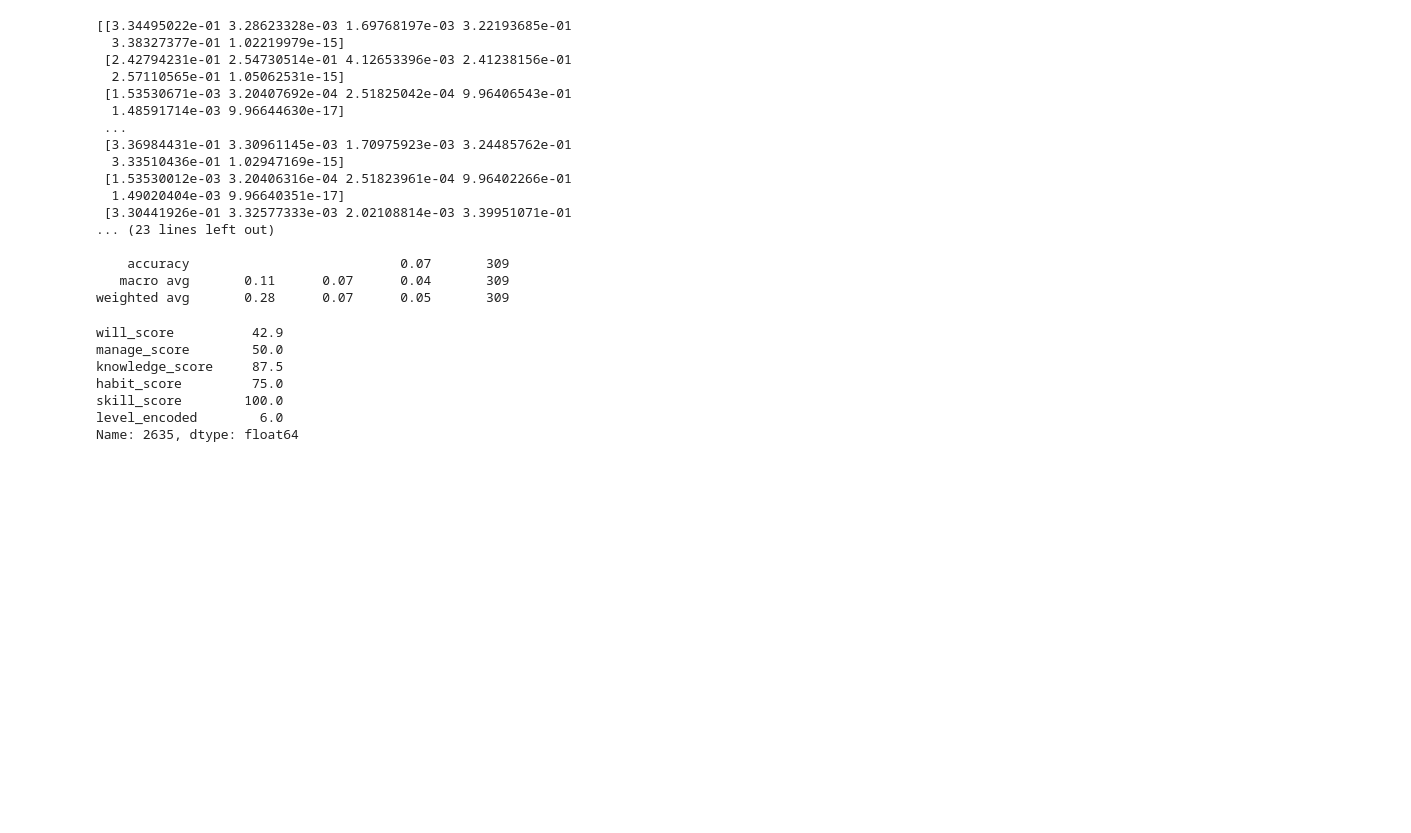
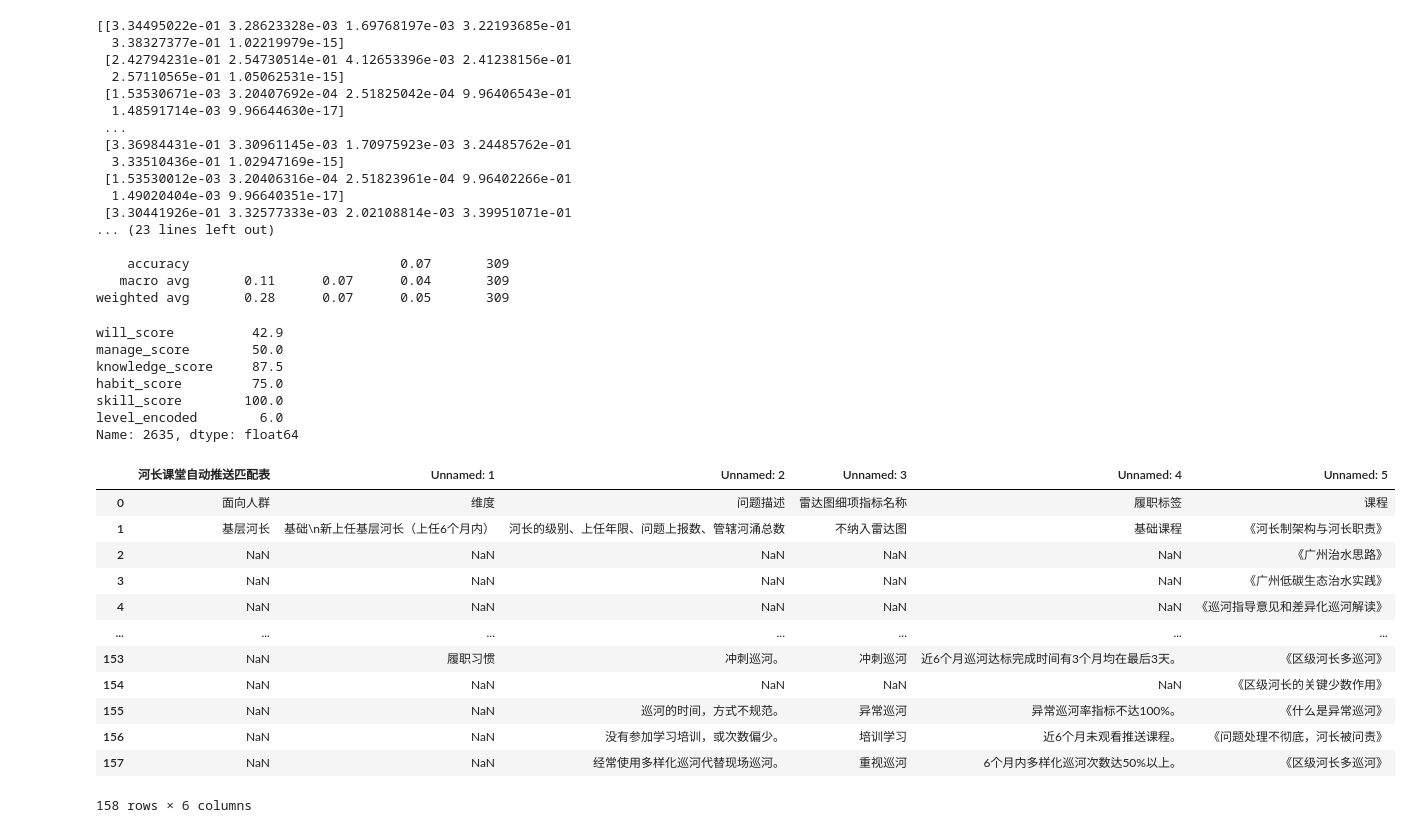
Before and after one commit to kevinva/hzcourse, a Jupyter notebook: eda.ipynb, the cells around one changed output. Cells and saved outputs as stored; diff of their text form; code cells hidden in the pictures; blank space fills up the shorter version.

```diff
--- a/eda.ipynb
+++ b/eda.ipynb
@@ -501,3 +507,21 @@ habit_score         75.0
 skill_score        100.0
 level_encoded        6.0
 Name: 2635, dtype: float64
+# %%
+file_path = "./data/河长课堂自动推送匹配表(履职标签)（1110）.xlsx"
+df_data = pd.read_excel(file_path)
+df_data
+# %% [output]
+|  | 河长课堂自动推送匹配表 | Unnamed: 1 | Unnamed: 2 | Unnamed: 3 | Unnamed: 4 | Unnamed: 5 |
+| 0 | 面向人群 | 维度 | 问题描述 | 雷达图细项指标名称 | 履职标签 | 课程 |
+| 1 | 基层河长 | 基础\n新上任基层河长（上任6个月内） | 河长的级别、上任年限、问题上报数、管辖河涌总数 | 不纳入雷达图 | 基础课程 | 《河长制架构与河长职责》 |
+| 2 | NaN | NaN | NaN | NaN | NaN | 《广州治水思路》 |
+| 3 | NaN | NaN | NaN | NaN | NaN | 《广州低碳生态治水实践》 |
+| 4 | NaN | NaN | NaN | NaN | NaN | 《巡河指导意见和差异化巡河解读》 |
+| ... | ... | ... | ... | ... | ... | ... |
+| 153 | NaN | 履职习惯 | 冲刺巡河。 | 冲刺巡河 | 近6个月巡河达标完成时间有3个月均在最后3天。 | 《区级河长多巡河》 |
+| 154 | NaN | NaN | NaN | NaN | NaN | 《区级河长的关键少数作用》 |
+| 155 | NaN | NaN | 巡河的时间，方式不规范。 | 异常巡河 | 异常巡河率指标不达100%。 | 《什么是异常巡河》 |
+| 156 | NaN | NaN | 没有参加学习培训，或次数偏少。 | 培训学习 | 近6个月未观看推送课程。 | 《问题处理不彻底，河长被问责》 |
+| 157 | NaN | NaN | 经常使用多样化巡河代替现场巡河。 | 重视巡河 | 6个月内多样化巡河次数达50%以上。 | 《区级河长多巡河》 |
+158 rows × 6 columns
```
Also changed, not shown: parts of 7 cells of this notebook, 6 other files.
